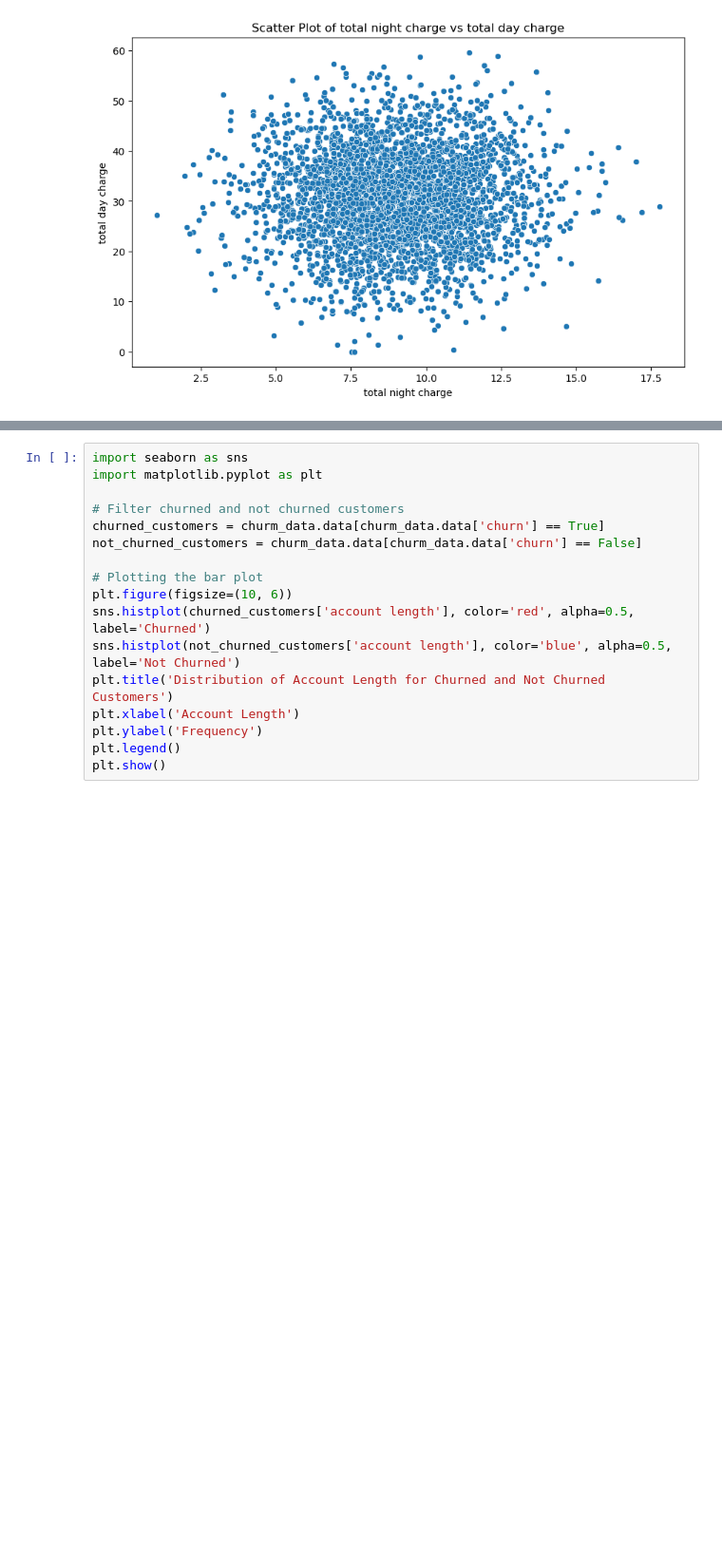
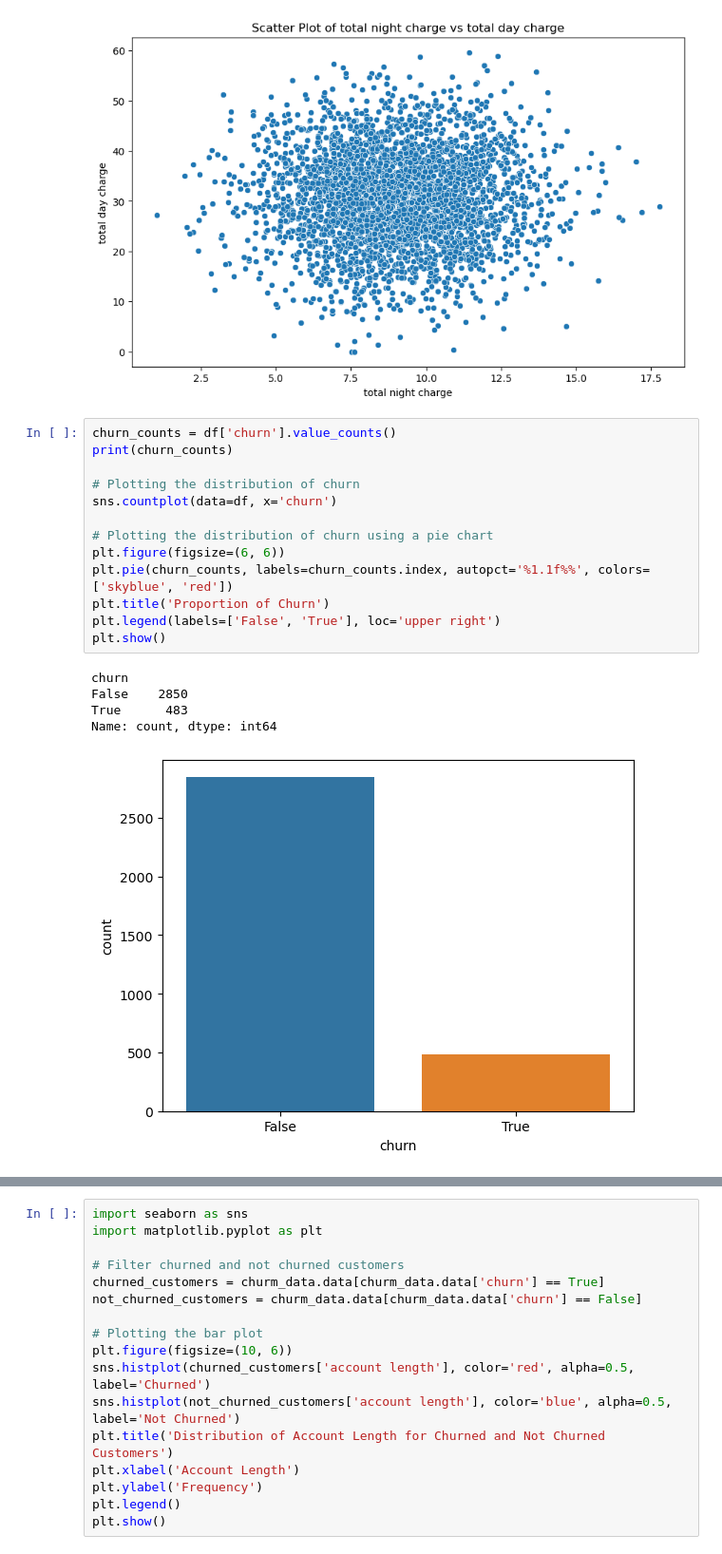
Before and after one commit to winnycodegurl/MachineLearningprojectphase3, a Jupyter notebook: Studentnotebook.ipynb, the cells around one changed output, grey strips where cells are left out. Shown at 95% size. Saved outputs shown, nothing was run; the diff lists cells and outputs as text; blank space fills up the shorter version.

```diff
--- a/Studentnotebook.ipynb
+++ b/Studentnotebook.ipynb
@@ -402,3 +401,22 @@ bivariate_analysis.plot_scatter('total night charge', 'total day charge')
 #bivariate_analysis.plot_pairplot(numerical_columns[:5])
 # %% [output]
 [figure]
+# %%
+churn_counts = df['churn'].value_counts()
+print(churn_counts)
+
+# Plotting the distribution of churn
+sns.countplot(data=df, x='churn')
+
+# Plotting the distribution of churn using a pie chart
+plt.figure(figsize=(6, 6))
+plt.pie(churn_counts, labels=churn_counts.index, autopct='%1.1f%%', colors=['skyblue', 'red'])
+plt.title('Proportion of Churn')
+plt.legend(labels=['False', 'True'], loc='upper right')
+plt.show()
+# %% [output]
+churn
+False    2850
+True      483
+Name: count, dtype: int64
+[figure, added]
```
Also changed, not shown: parts of 29 cells of this notebook.
